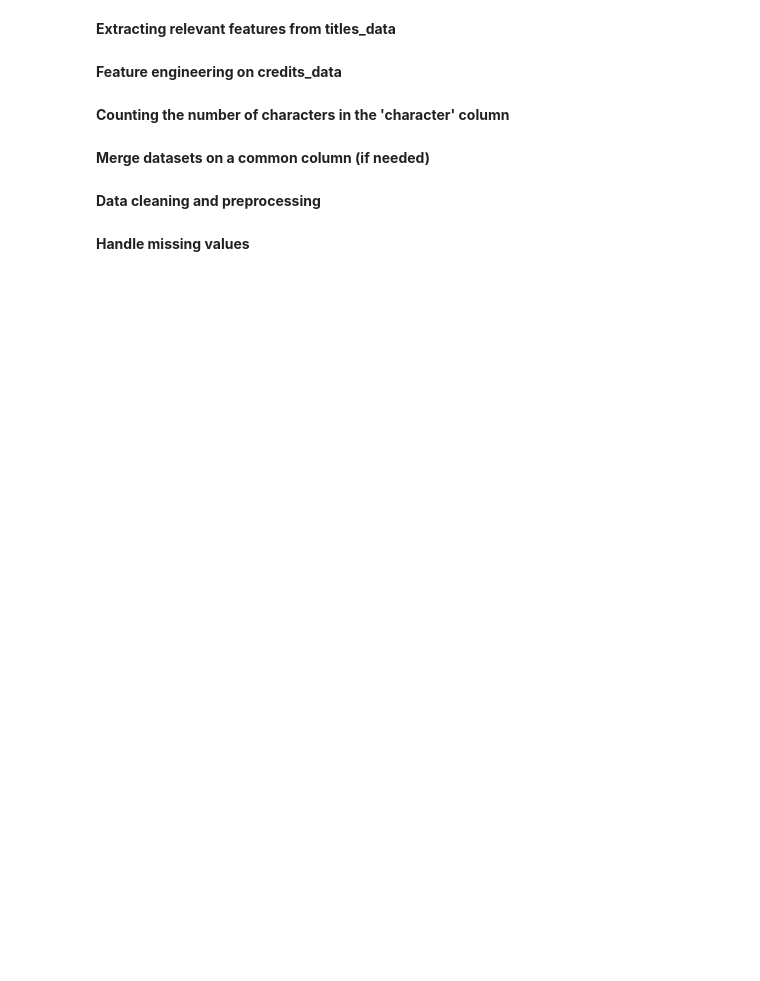
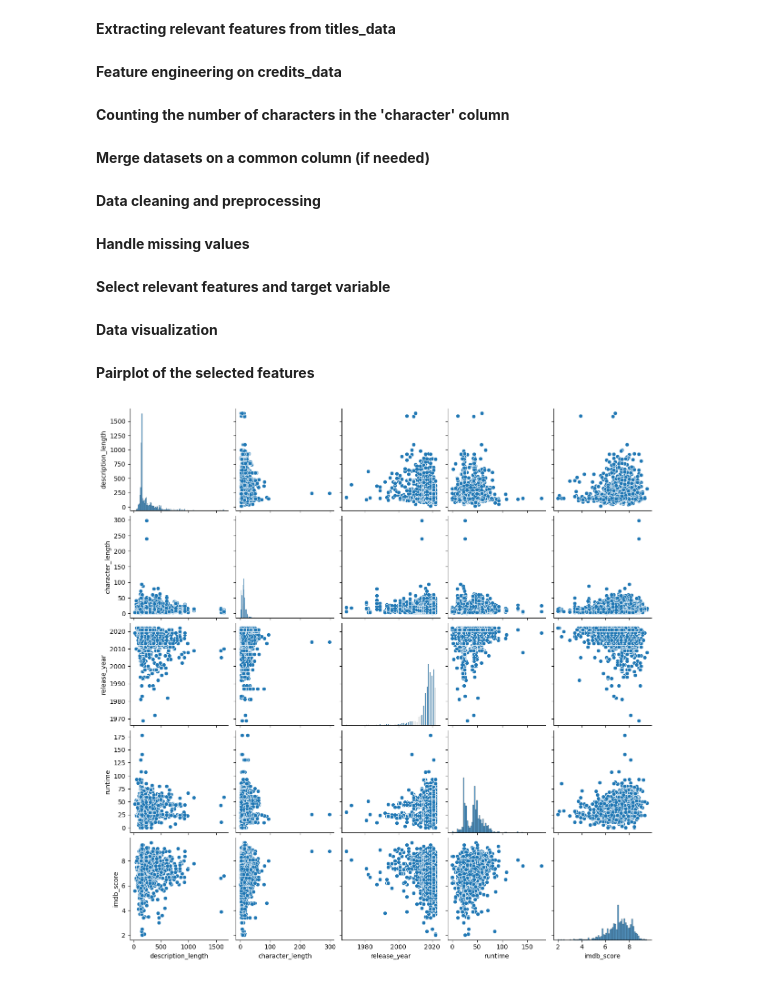
Before and after one commit to teapasovska/datamining, a Jupyter notebook: data-mining-project.ipynb, the cells around one changed output. Drawn from its saved outputs; the diff is of its cells as text; code cells hidden in the pictures; blank space fills up the shorter version.

Commit message:
Kaggle Notebook | Data Mining Project | data visualization

```diff
--- a/data-mining-project.ipynb
+++ b/data-mining-project.ipynb
@@ -82,3 +85,5 @@ merged_data = pd.merge(titles_data, credits_data, on='id', how='inner')
 **Handle missing values**
 # %%
 merged_data.dropna(inplace=True)
+# %% [markdown]
+**Select relevant features and target variable**
@@ -84,0 +93,9 @@ merged_data.dropna(inplace=True)
+# %% [markdown]
+**Data visualization**
+# %% [markdown]
+**Pairplot of the selected features**
+# %%
+sns.pairplot(merged_data[['description_length', 'character_length', 'release_year', 'runtime', 'imdb_score']])
+plt.show()
+# %% [output]
+[figure, added]
```
Also changed, not shown: parts of 6 cells of this notebook.
